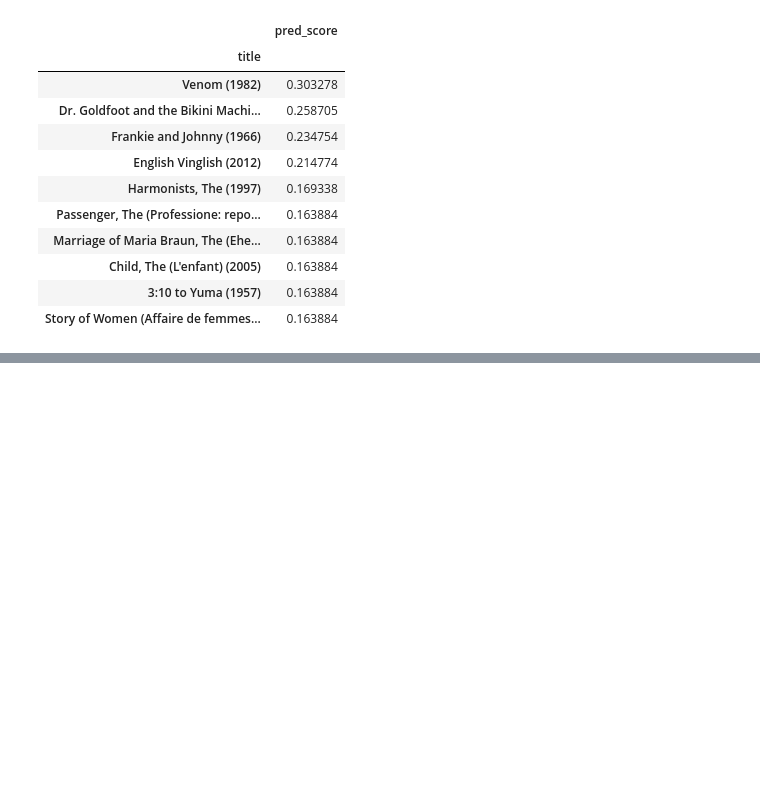
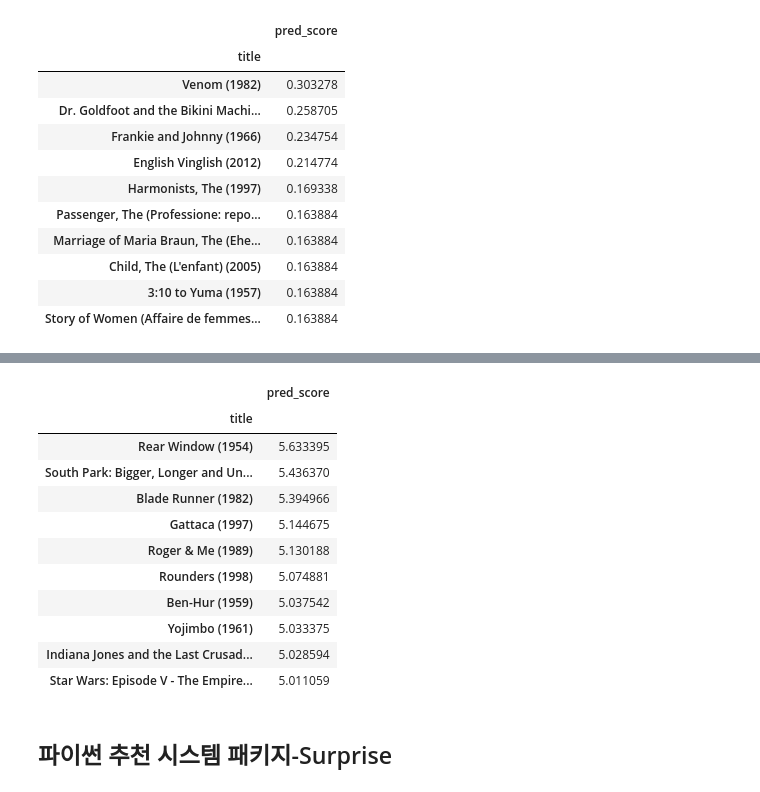
Before and after one commit to kayeehan/ML-books-study, a Jupyter notebook: ML-books(파이썬 머신러닝 완벽 가이드)_Ch.09.ipynb, the cells around one changed output, grey strips where cells are left out. Cells and saved outputs as stored; diff of their text form; code cells hidden in the pictures; blank space fills up the shorter version.

```diff
--- a/ML-books(파이썬 머신러닝 완벽 가이드)_Ch.09~10.ipynb
+++ b/ML-books(파이썬 머신러닝 완벽 가이드)_Ch.09.ipynb
@@ -498,0 +586,46 @@ recomm_movies
+# %%
+def get_unseen_movies(ratings_matrix, userId):
+    # userId로 입력받은 사용자의 모든 영화 정보를 추출해 Series로 반환함.
+    # 반환된 user_rating은 영화명(title)을 인덱스로 가지는 Series 객체
+    user_rating = ratings_matrix.loc[userId,:]
+
+    # user_rating이 0보다 크면 기존에 관람한 영화임. 대상 인덱스를 추출해 list 객체로 만듦
+    already_seen = user_rating[user_rating>0].index.tolist()
+
+    # 모든 영화명을 list 객체로 만듦.
+    movies_list = ratings_matrix.columns.tolist()
+
+    # list comprehension 으로 already_seen에 해당하는 영화는 movies_list에서 제외함
+    unseen_list = [movie for movie in movies_list if movie not in already_seen]
+
+    return unseen_list
+
+def recomm_movie_by_userid(pred_df, userId, unseen_list, top_n=10):
+    # 예측 평점 DataFrame에서 사용자 id 인덱스와 unseen_list로 들어온 영화명 칼럼을 추출해 가장 예측 평점이 높은 순으로 정렬
+    recomm_movies = pred_df.loc[userId, unseen_list].sort_values(ascending=False)[:top_n]
+    return recomm_movies
+# %%
+# 사용자가 관람하지 않는 영화명 추출
+unseen_list = get_unseen_movies(ratings_matrix, 9)
+
+# 아이템 기반의 인접 이웃 협업 필터링으로 영화 추천
+recomm_movies = recomm_movie_by_userid(ratings_pred_matrix, 9, unseen_list, top_n=10)
+
+# 평점 데이타를 DataFrame으로 생성.
+recomm_movies = pd.DataFrame(data=recomm_movies.values,index=recomm_movies.index,columns=['pred_score'])
+recomm_movies
+# %% [output]
+|  | pred_score |
+| title |  |
+| Rear Window (1954) | 5.633395 |
+| South Park: Bigger, Longer and Un... | 5.436370 |
+| Blade Runner (1982) | 5.394966 |
+| Gattaca (1997) | 5.144675 |
+| Roger & Me (1989) | 5.130188 |
+| Rounders (1998) | 5.074881 |
+| Ben-Hur (1959) | 5.037542 |
+| Yojimbo (1961) | 5.033375 |
+| Indiana Jones and the Last Crusad... | 5.028594 |
+| Star Wars: Episode V - The Empire... | 5.011059 |
+# %% [markdown]
+## 파이썬 추천 시스템 패키지-Surprise
```
Also changed, not shown: parts of 27 cells of this notebook.
